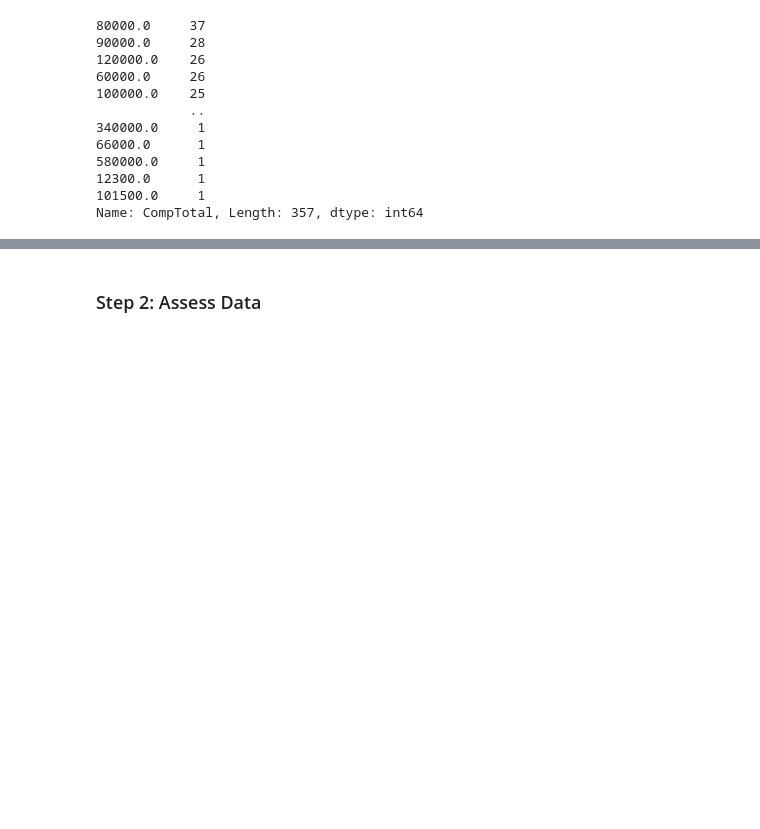
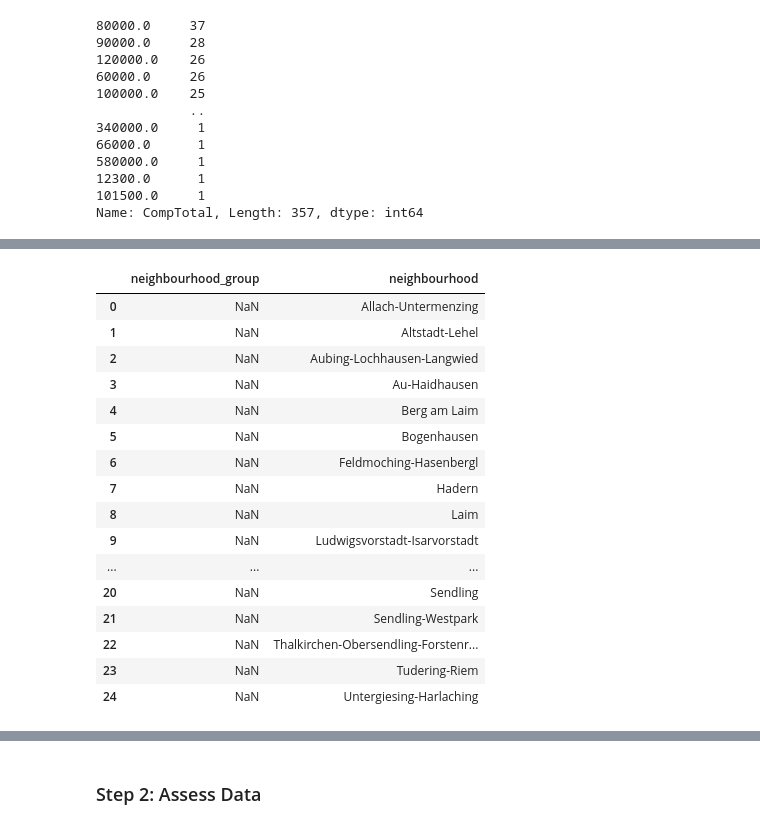
Before and after one commit to lezneklihp/dsend_project_1, a Jupyter notebook: dsend_project_1.ipynb, the cells around one changed output, grey strips where cells are left out. Cells and saved outputs as stored; diff of their text form; code cells hidden in the pictures; blank space fills up the shorter version.

```diff
--- a/dsend_project_1.ipynb
+++ b/dsend_project_1.ipynb
@@ -277,0 +416,3 @@ Name: CompTotal, Length: 357, dtype: int64
+# %%
+df_neighbourhoods = pd.read_csv('neighbourhoods.csv')
+df_neighbourhoods.info()
@@ -277,0 +427,20 @@ Name: CompTotal, Length: 357, dtype: int64
+# %%
+df_neighbourhoods
+# %% [output]
+|  | neighbourhood_group | neighbourhood |
+| 0 | NaN | Allach-Untermenzing |
+| 1 | NaN | Altstadt-Lehel |
+| 2 | NaN | Aubing-Lochhausen-Langwied |
+| 3 | NaN | Au-Haidhausen |
+| 4 | NaN | Berg am Laim |
+| 5 | NaN | Bogenhausen |
+| 6 | NaN | Feldmoching-Hasenbergl |
+| 7 | NaN | Hadern |
+| 8 | NaN | Laim |
+| 9 | NaN | Ludwigsvorstadt-Isarvorstadt |
+| ... | ... | ... |
+| 20 | NaN | Sendling |
+| 21 | NaN | Sendling-Westpark |
+| 22 | NaN | Thalkirchen-Obersendling-Forstenr... |
+| 23 | NaN | Tudering-Riem |
+| 24 | NaN | Untergiesing-Harlaching |
```
Also changed, not shown: parts of 21 cells of this notebook, 1 other file.
